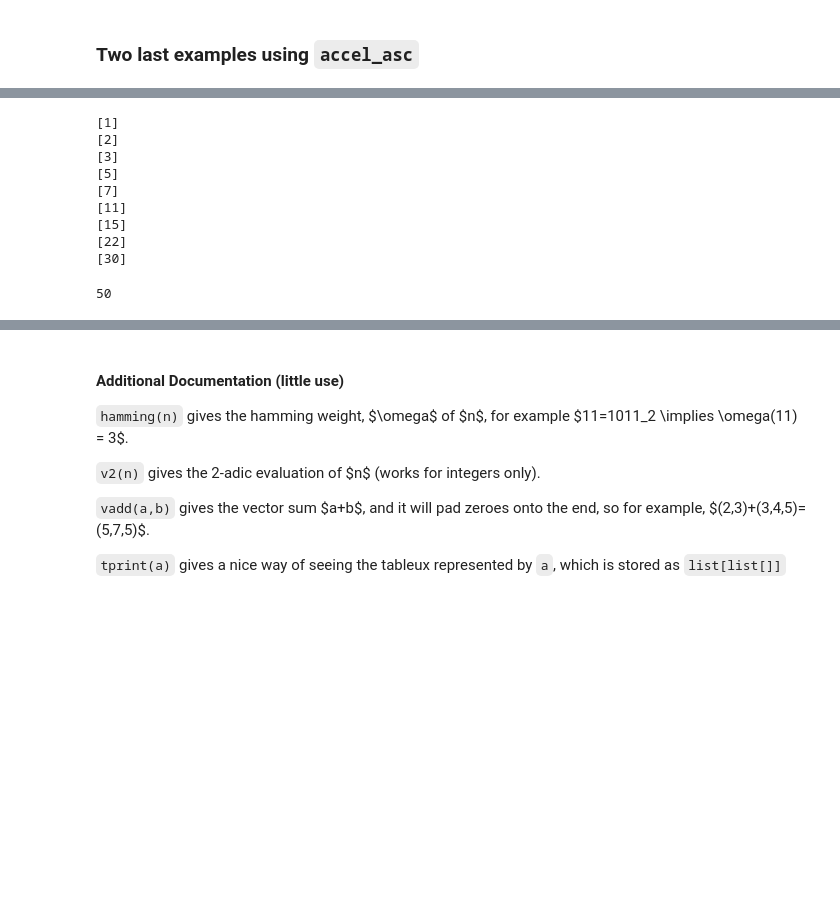
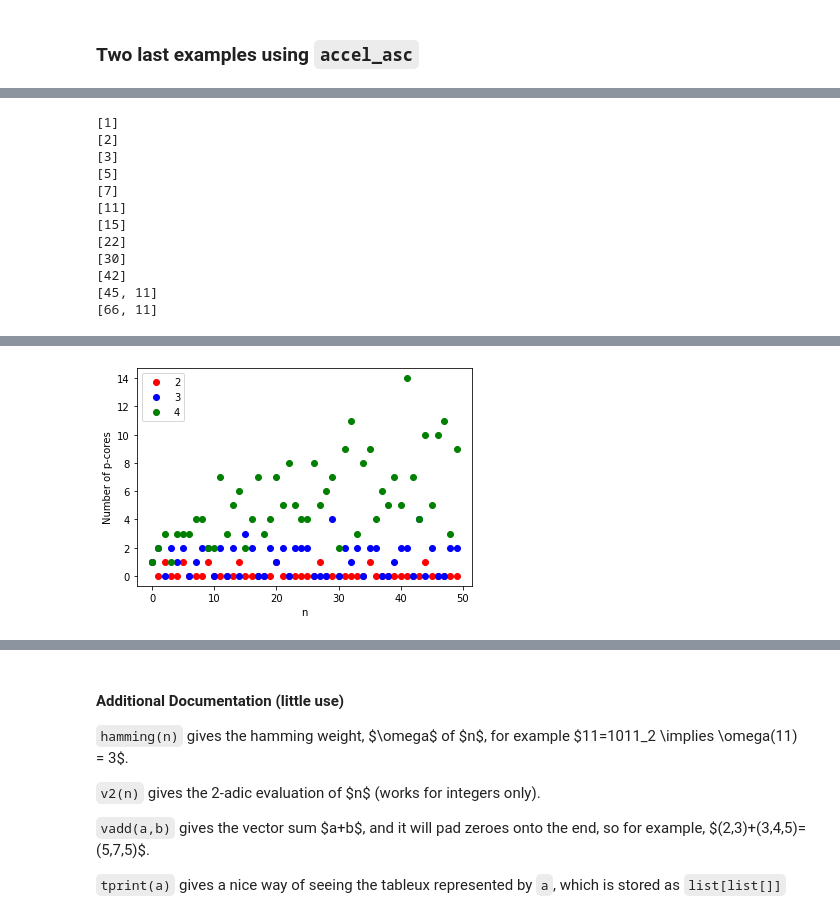
Before and after one commit to knaka3435/knaka3435.github.io, a Jupyter notebook: YT.ipynb, the cells around one changed output, grey strips where cells are left out. Drawn from its saved outputs; the diff is of its cells as text; code cells hidden in the pictures; blank space fills up the shorter version.

```diff
--- a/YT.ipynb
+++ b/YT.ipynb
@@ -336,5 +338,4 @@ Mainly concerning the number of partitions whose p-core is either full or empty.
 # %%
-
 def checkCore(n,p):
     data = [0]*(n//p+1)
     for i in accel_asc(n):
@@ -345,7 +346,7 @@ def checkCore(n,p):
             tot += sum(j)
         data[tot] += 1
     return data
-for i in range(1,10):
+for i in range(1,13):
     print(checkCore(i,11))
 # %% [output]
 [1]
@@ -357,10 +358,14 @@ for i in range(1,10):
 [15]
 [22]
 [30]
+[42]
+[45, 11]
+[66, 11]
 # %%
 import matplotlib.pyplot as plt
+#ith index corresponds to partitions of i+1 which have empty core (or full quotient)
 full2quo = [0,2,0,5,0,10,0,20,0,36,0,65,0,110,0,185,0,300,0,481,0,752,0,1165,0,1770,0,2665,0,3956,0,5822,0,8470,0,12230,0,17490,0,24842,0,35002,0,49010,0,68160,0,94235,0,129512]
-
+#ith index corresponds to partitions of i+1 which are p-cores (empty quotient)
 full2core = [1,0,1,0,0,1,0,0,0,1,0,0,0,0,1,0,0,0,0,0,1,0,0,0,0,0,0,1,0,0,0,0,0,0,0,1,0,0,0,0,0,0,0,0,1,0,0,0,0,0]
 full3core = [1,2,0,2,1,2,0,1,2,2,0,2,0,2,0,3,2,0,0,2,1,2,0,2,2,2,0,0,0,4,0,2,1,2,0,2,2,0,0,1,2,2,0,4,0,2,0,0,2,2]
 full4core = [1,2,3,1,3,3,3,4,4,2,2,7,3,5,6,2,4,7,3,4,7,5,8,5,4,4,8,5,6,7,2,9,11,3,8,9,4,6,5,7,5,14,7,4,10,5,10,11,3,9]
@@ -379,13 +384,11 @@ gequo3 = [1,2,3,5,7,11,15,22,29,41,54,71,93,122,153,198,248,312,387,482,592,728,
 
 #partitions of n with p-core size (histogram)
 
-print(len(gequo3))
-
-
 plt.plot(full2core, 'ro', label="2")
 plt.plot(full3core, 'bo', label="3")
 plt.plot(full4core, 'go', label="4")
-plt.plot(full5core, 'co', label="5")
+#following are commented out so axes aren't scaled too much
+#plt.plot(full5core, 'co', label="5")
 #plt.plot(full6core, 'mo', label="6")
 #plt.plot(full7core, 'ko', label="7")
 #plt.plot(full8core, 'yo', label="8")
@@ -393,20 +396,5 @@ plt.plot(full5core, 'co', label="5")
 plt.xlabel("n")
 plt.ylabel("Number of p-cores")
 plt.legend(loc='upper left')
-"""
-curdata = gequo3
-plt.plot(list(range(1,51)), curdata, 'ro')
-plt.plot(list(range(1,51)), pn, 'bo')
-plt.plot(list(range(1,51)), gequo2, 'go')
-plt.plot(list(range(1,51)), full5core, 'bo')
-plt.plot(list(range(1,51)), full4core, 'ro')
-plt.plot(list(range(1,51)), full3core, 'go')
-plt.xlabel("n")
-plt.ylabel("# of empty partitions")
-plt.text(0, -2, r'$p=2$')
-plt.show()"""
-#yeet (p=2,n=50 distr of 2-quo sizes) plt.plot([0, 0, 0, 0, 0, 0, 65, 0, 0, 0, 481, 0, 0, 0, 0, 0, 0, 0, 0, 17490, 0, 35002, 0, 0, 94235], 'ro')
-#plt.plot([288, 2268, 6160, 16800, 31360, 68068, 36176, 12405],'ro')
 plt.show()
 # %% [output]
-50
@@ -414,0 +401 @@ plt.show()
+[figure, added]
```
Also changed, not shown: parts of 20 cells of this notebook, 25 other files.
